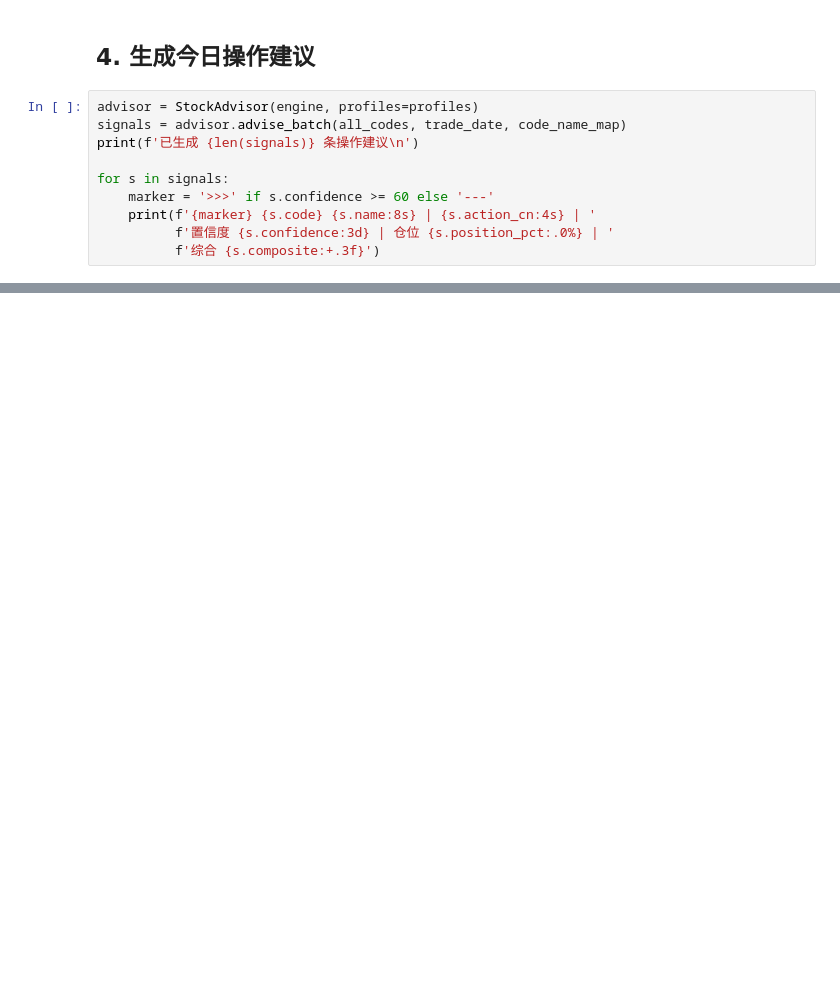
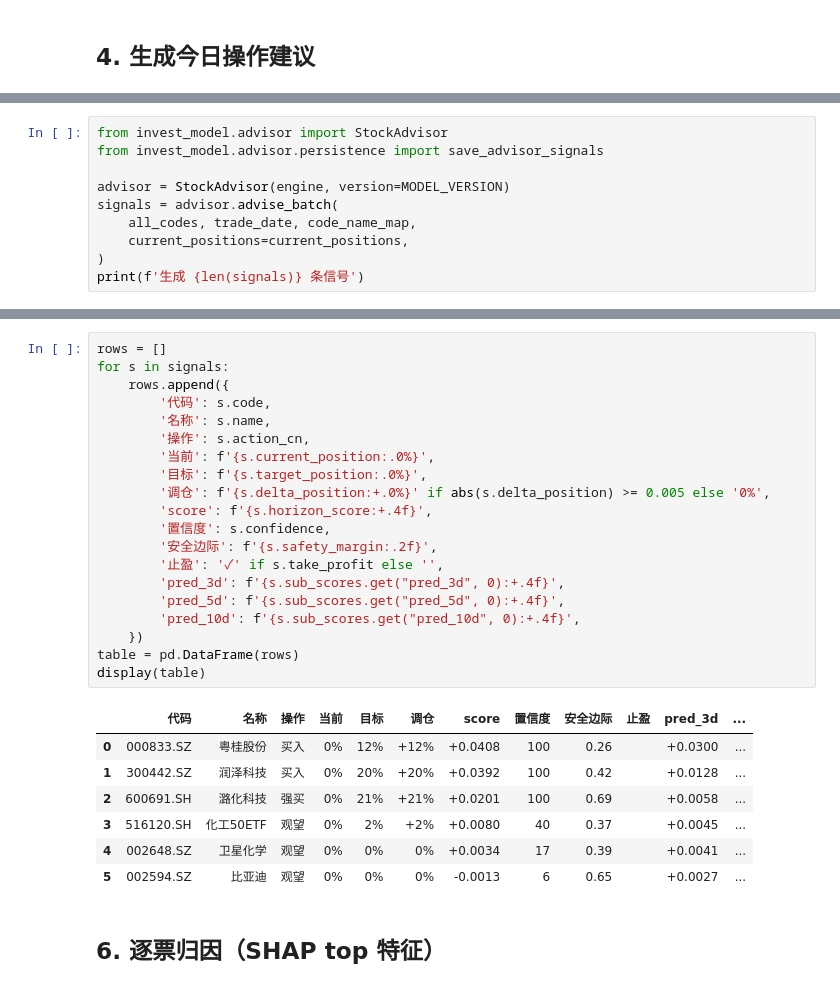
Before and after one commit to AmbitionC/invest-model, a Jupyter notebook: notebooks/13_daily_advisor.ipynb, the cells around one changed output, grey strips where cells are left out. Cells and saved outputs as stored; diff of their text form; blank space fills up the shorter version.

```diff
--- a/notebooks/13_daily_advisor.ipynb
+++ b/notebooks/13_daily_advisor.ipynb
@@ -170,12 +170,2 @@ else:
 # %% [markdown]
 ## 4. 生成今日操作建议
-# %%
-advisor = StockAdvisor(engine, profiles=profiles)
-signals = advisor.advise_batch(all_codes, trade_date, code_name_map)
-print(f'已生成 {len(signals)} 条操作建议\n')
-
-for s in signals:
-    marker = '>>>' if s.confidence >= 60 else '---'
-    print(f'{marker} {s.code} {s.name:8s} | {s.action_cn:4s} | '
-          f'置信度 {s.confidence:3d} | 仓位 {s.position_pct:.0%} | '
-          f'综合 {s.composite:+.3f}')
@@ -190,0 +172,10 @@ for s in signals:
+# %%
+from invest_model.advisor import StockAdvisor
+from invest_model.advisor.persistence import save_advisor_signals
+
+advisor = StockAdvisor(engine, version=MODEL_VERSION)
+signals = advisor.advise_batch(
+    all_codes, trade_date, code_name_map,
+    current_positions=current_positions,
+)
+print(f'生成 {len(signals)} 条信号')
@@ -324,0 +187,30 @@ stock_advisor_signal 表已就绪
+# %%
+rows = []
+for s in signals:
+    rows.append({
+        '代码': s.code,
+        '名称': s.name,
+        '操作': s.action_cn,
+        '当前': f'{s.current_position:.0%}',
+        '目标': f'{s.target_position:.0%}',
+        '调仓': f'{s.delta_position:+.0%}' if abs(s.delta_position) >= 0.005 else '0%',
+        'score': f'{s.horizon_score:+.4f}',
+        '置信度': s.confidence,
+        '安全边际': f'{s.safety_margin:.2f}',
+        '止盈': '✓' if s.take_profit else '',
+        'pred_3d': f'{s.sub_scores.get("pred_3d", 0):+.4f}',
+        'pred_5d': f'{s.sub_scores.get("pred_5d", 0):+.4f}',
+        'pred_10d': f'{s.sub_scores.get("pred_10d", 0):+.4f}',
+    })
+table = pd.DataFrame(rows)
+display(table)
+# %% [output]
+|  | 代码 | 名称 | 操作 | 当前 | 目标 | 调仓 | score | 置信度 | 安全边际 | 止盈 | pred_3d | ... |
+| 0 | 000833.SZ | 粤桂股份 | 买入 | 0% | 12% | +12% | +0.0408 | 100 | 0.26 |  | +0.0300 | ... |
+| 1 | 300442.SZ | 润泽科技 | 买入 | 0% | 20% | +20% | +0.0392 | 100 | 0.42 |  | +0.0128 | ... |
+| 2 | 600691.SH | 潞化科技 | 强买 | 0% | 21% | +21% | +0.0201 | 100 | 0.69 |  | +0.0058 | ... |
+| 3 | 516120.SH | 化工50ETF | 观望 | 0% | 2% | +2% | +0.0080 | 40 | 0.37 |  | +0.0045 | ... |
+| 4 | 002648.SZ | 卫星化学 | 观望 | 0% | 0% | 0% | +0.0034 | 17 | 0.39 |  | +0.0041 | ... |
+| 5 | 002594.SZ | 比亚迪 | 观望 | 0% | 0% | 0% | -0.0013 | 6 | 0.65 |  | +0.0027 | ... |
+# %% [markdown]
+## 6. 逐票归因（SHAP top 特征）
```
Also changed, not shown: parts of 23 cells of this notebook, 36 other files.
